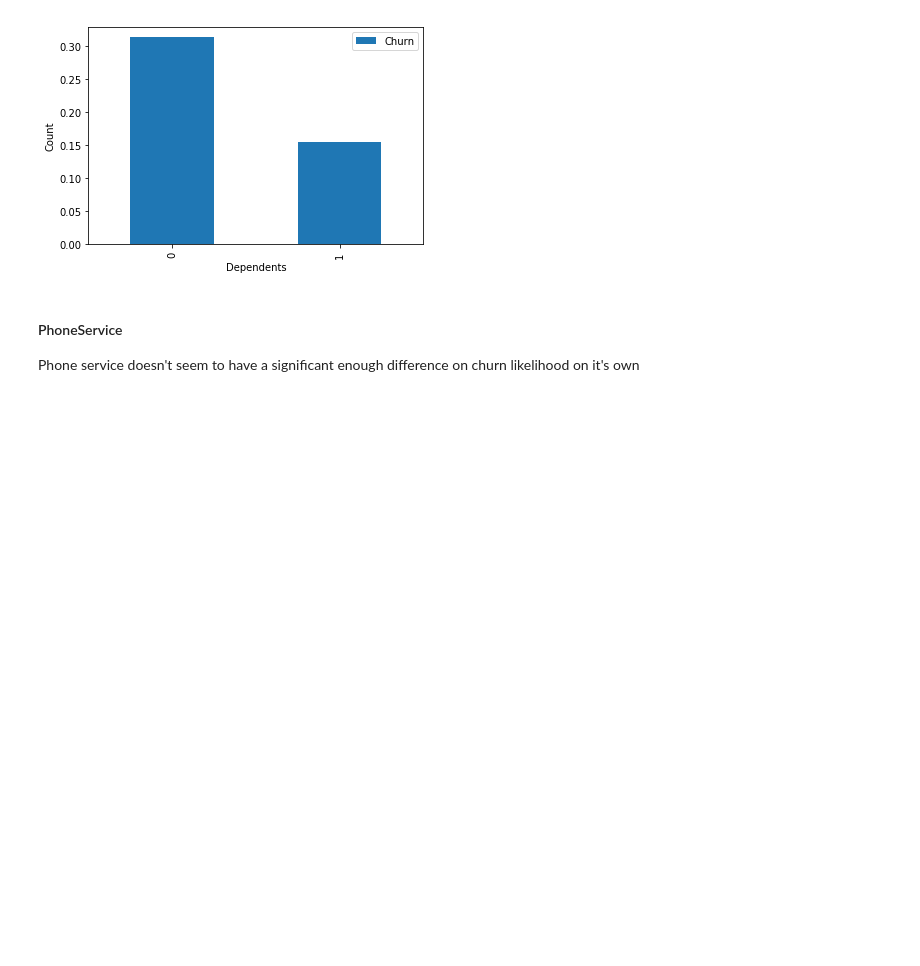
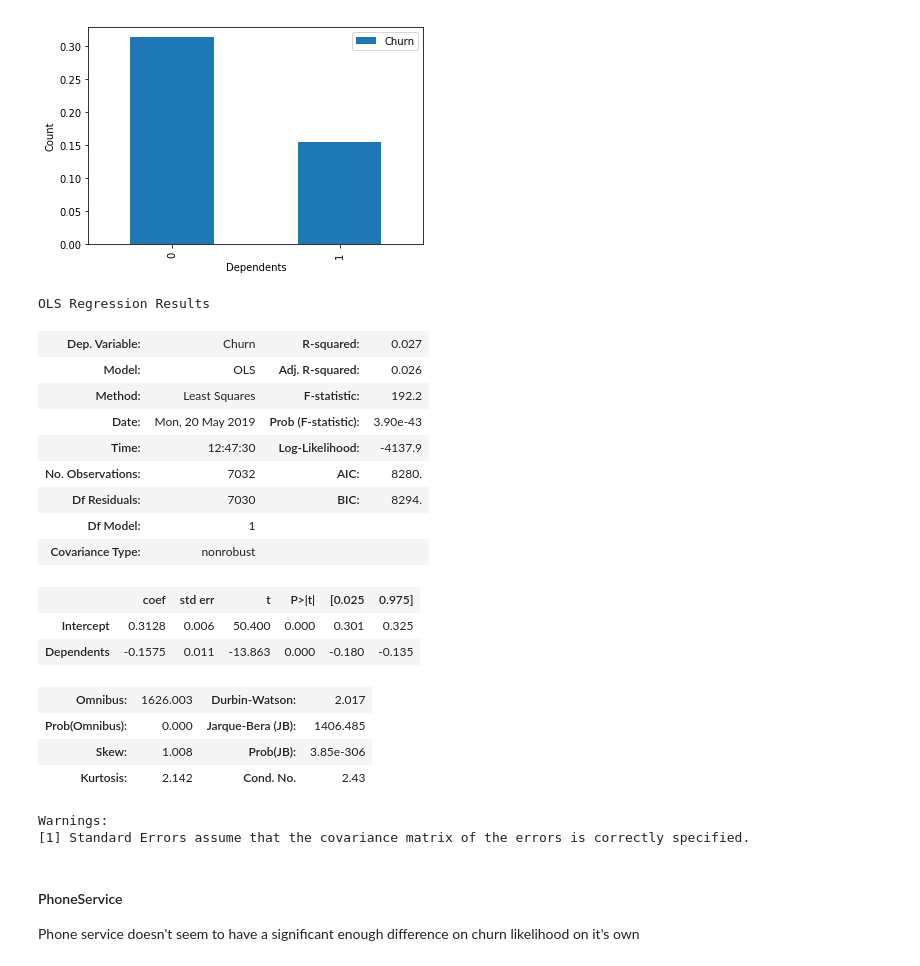
Before and after one commit to parasdoshicom/SpringboardDSIntensive, a Jupyter notebook: Customer Churn Prediction.ipynb, the cells around one changed output. Drawn from its saved outputs; the diff is of its cells as text; code cells hidden in the pictures; blank space fills up the shorter version.

```diff
--- a/Customer Churn Prediction.ipynb
+++ b/Customer Churn Prediction.ipynb
@@ -703,6 +750,30 @@ churndata.groupby(['Dependents' ])[['Churn']].mean()
 | 0 | 0.312791 |
 | 1 | 0.155312 |
 [figure]
+# %%
+#is this statistically significant?
+m = ols('Churn ~ Dependents',churndata).fit()
+m.summary()
+# %% [output]
+OLS Regression Results
+| Dep. Variable: | Churn | R-squared: | 0.027 |
+| Model: | OLS | Adj. R-squared: | 0.026 |
+| Method: | Least Squares | F-statistic: | 192.2 |
+| Date: | Mon, 20 May 2019 | Prob (F-statistic): | 3.90e-43 |
+| Time: | 12:47:30 | Log-Likelihood: | -4137.9 |
+| No. Observations: | 7032 | AIC: | 8280. |
+| Df Residuals: | 7030 | BIC: | 8294. |
+| Df Model: | 1 |  |  |
+| Covariance Type: | nonrobust |  |  |
+|  | coef | std err | t | P>|t| | [0.025 | 0.975] |
+| Intercept | 0.3128 | 0.006 | 50.400 | 0.000 | 0.301 | 0.325 |
+| Dependents | -0.1575 | 0.011 | -13.863 | 0.000 | -0.180 | -0.135 |
+| Omnibus: | 1626.003 | Durbin-Watson: | 2.017 |
+| Prob(Omnibus): | 0.000 | Jarque-Bera (JB): | 1406.485 |
+| Skew: | 1.008 | Prob(JB): | 3.85e-306 |
+| Kurtosis: | 2.142 | Cond. No. | 2.43 |
+Warnings:
+[1] Standard Errors assume that the covariance matrix of the errors is correctly specified.
 # %% [markdown]
 #### PhoneService
 
```
Also changed, not shown: parts of 18 cells of this notebook.
